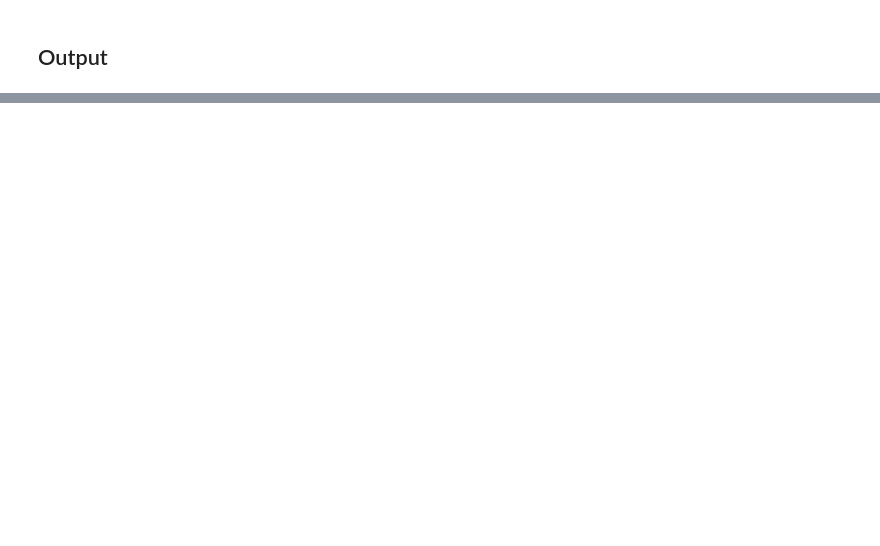
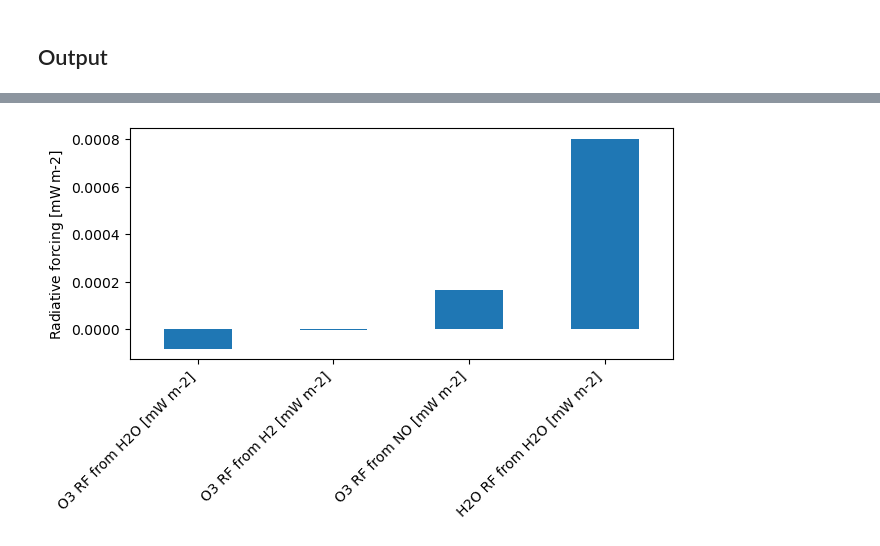
Before and after one commit to johannespletzer/rf-of-hypersonic-trajectories, a Jupyter notebook: example_for_mat_file.ipynb, the cells around one changed output, grey strips where cells are left out. Drawn from its saved outputs; the diff is of its cells as text; code cells hidden in the pictures; blank space fills up the shorter version.

```diff
--- a/example_for_mat_file.ipynb
+++ b/example_for_mat_file.ipynb
@@ -28,7 +30,7 @@ net_rf = []
 net_emis = []
 
 for file in files:
-    trajectory = rf.RadiativeForcingOfTrajectory(file.split()[-1])
+    trajectory = rf.RadiativeForcing(file.split()[-1])
     trajectory.drop_vertical_levels()
 
     net_rf.append(trajectory.total_rf())
@@ -61,0 +81,14 @@ net_rf
+# %%
+plt.figure(figsize=(7,3))
+
+columns = ['O3 RF from H2O [mW m-2]','O3 RF from H2 [mW m-2]','O3 RF from NO [mW m-2]','H2O RF from H2O [mW m-2]']
+
+data = trajectory.data[columns].sum()
+data.plot.bar()
+
+plt.ylabel('Radiative forcing [mW$\,$m-2]')
+plt.xticks(rotation=45, ha="right")
+
+plt.show()
+# %% [output]
+[figure, added]
```
Also changed, not shown: parts of 17 cells of this notebook, 1 other file.
